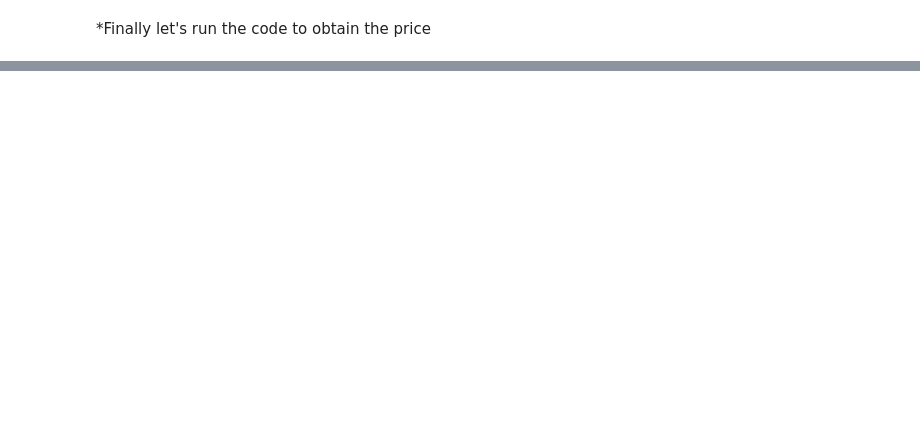
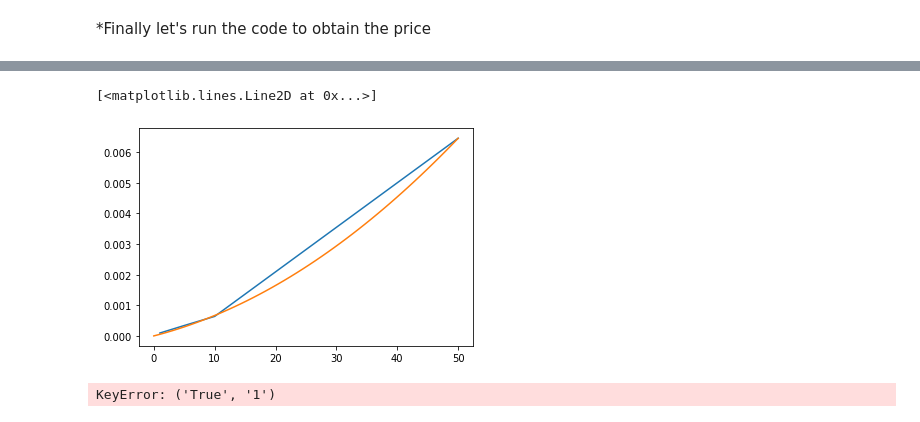
Before and after one commit to akermangeo/NumericalMethods1, a Jupyter notebook: projectCode.ipynb, the cells around one changed output, grey strips where cells are left out. Saved outputs shown, nothing was run; the diff lists cells and outputs as text; code cells hidden in the pictures; blank space fills up the shorter version.

Commit message:
Adding a non-optimized version to the code for reference

```diff
--- a/projectCode.ipynb
+++ b/projectCode.ipynb
@@ -35,7 +38,7 @@ def create_auxillary_values(s0, N, u):
 # %% [markdown]
 Next we define the funtion for generating the prices by backward induction
 # %%
-def generate_lookback_prices(s0, r, dt, sigma, N, lamda, american = False):
+def generate_lookback_prices_optimized(s0, r, dt, sigma, N, lamda, american = False):
     Nfloor_div_2 = N//2
     prices, probabilities, u = create_trinomial_model_kamrad_ritchken(s0, r, dt, sigma,  N, lamda)
     auxillary_values = create_auxillary_values(s0, N, u)
@@ -88,5 +91,4 @@ def generate_lookback_prices(s0, r, dt, sigma, N, lamda, american = False):
             option_values[n][0:2*n+1,0:Nfloor_div_2+1] =  np.exp(-1*r*dt)*continuation_values
 
     #print the fair price for the initial time
-    print(option_values[0,0,Nfloor_div_2])
-    return option_values
+    return option_values[0,0,Nfloor_div_2]
@@ -138,8 +139,8 @@ def AsianOptionPricing(s0, r, dt, sigma, N, lamda, american = False):
 # %%
 s0 = 100
-r = 0.1
+r = 0.01
 
-sigma = 0.1
-N = 500
-dt = 0.1
+sigma = 0.2
+N = np.array([1, 5, 10, 50, 100, 200, 300, 400, 500, 600, 700, 800, 900, 1000])
+dt = 1/N
 lamda = 1.25
@@ -153,0 +147,21 @@ for i in range(10):
+# %%
+performance_data = pd.DataFrame()
+
+iterations = 20
+for american in [True, False]:
+    rows = []
+    index = []
+    for n, d_t in zip(N,dt):
+        total_time = 0
+        for x in range(iterations):
+            start = time.perf_counter()
+            price = generate_lookback_prices_optimized(s0, r, d_t, sigma, n, lamda, american)
+            stop = time.perf_counter()
+            total_time += stop-start
+        rows.append([price, total_time/iterations])
+        index.append((american, n))
+
+    newDataFrame = pd.DataFrame(rows, columns=[ "Value produced", "Running time"], index = pd.MultiIndex.from_tuples(index, names=["American", "Number of iterations"]))
+    performance_data = performance_data.append(newDataFrame)
+
+performance_data
@@ -153,0 +174,17 @@ for i in range(10):
+# %%
+european_data = performance_data.loc[False,:]
+plt.plot(european_data["Running time"])
+parameters, _ = curve_fit(lambda x,a,b: a*x**2 + b*x, european_data.index, european_data["Running time"], p0 = [1,1])
+x = np.linspace(0,N[-1])
+y = parameters[0]*x**2 + parameters[1]*x
+
+plt.plot(
+    x,
+    y)
+# %% [output]
+[<matplotlib.lines.Line2D at 0x...>]
+[figure, added]
+# %%
+plt.plot(performance_data['True','1'], performance_data["Running time"])
+# %% [output]
+KeyError: ('True', '1')
```
Also changed, not shown: parts of 8 cells of this notebook.
